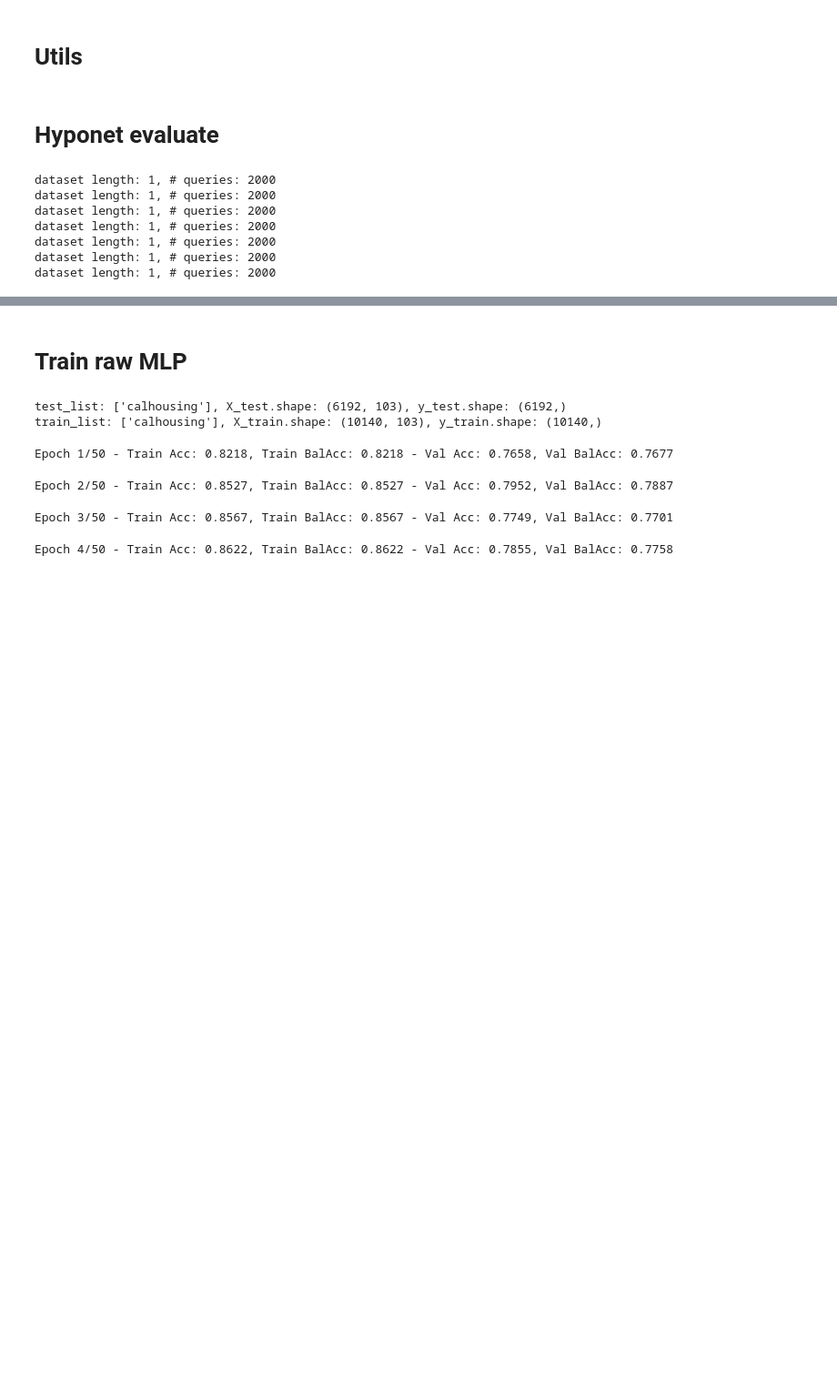
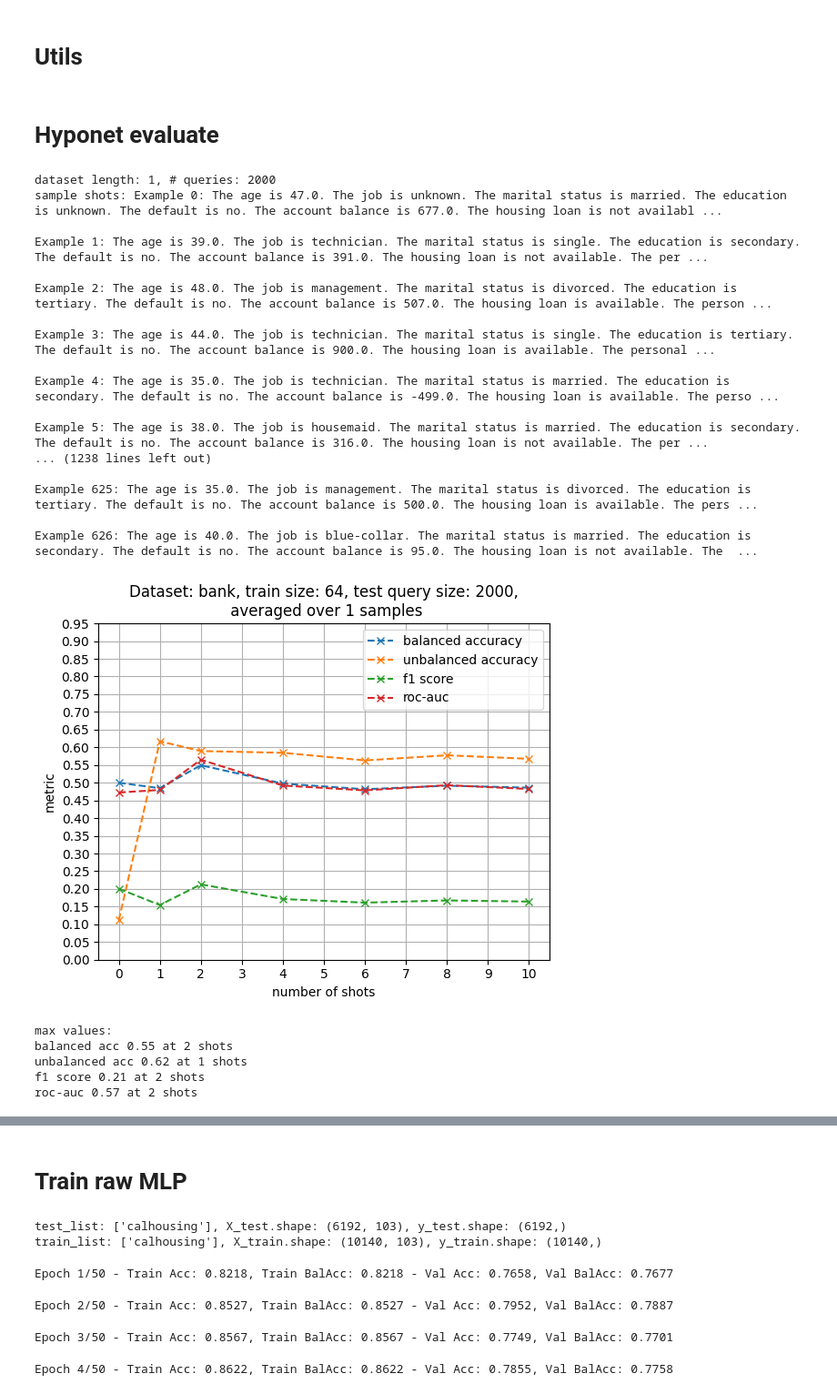
Before and after one commit to pasandissanayake/trans-hyper, a Jupyter notebook: rep_similarity_check_new.ipynb, the cells around one changed output, grey strips where cells are left out. Shown at 91% size. Cells and saved outputs as stored; diff of their text form; code cells hidden in the pictures; blank space fills up the shorter version.

```diff
--- a/rep_similarity_check_new.ipynb
+++ b/rep_similarity_check_new.ipynb
@@ -89,16 +89,16 @@ def plot_confusion_matrix(y_true, y_pred, class_names=None, normalize=False, cma
     plt.tight_layout()
     plt.show()
 # %%
-def load_test_dataset(
+def load_dataset(
                   test_list: list,
                   n_shots:int,
                   n_queries:int,
                   train_size:int = 1,
                   test_size:int = 1,
                   balanced:dict = None,
-                  train_permutation:bool = True,
-                  test_permutation:bool = True,
-                  shots_with_labels:dict = {'train': True, 'val': False, 'test': False}
+                  train_permutation:bool = False,
+                  test_permutation:bool = False,
+                  shots_with_labels:dict = {'train': True, 'val': False, 'test': True}
                 ):
     if balanced is None:
         balanced = {'train': True, 'val': False, 'test': False}
@@ -118,7 +118,7 @@ def load_test_dataset(
                                       test_balance=balanced["test"],
                                       n_shots=n_shots,
                                       n_queries=n_queries,
-                                      max_n_features=None,
+                                      max_n_features=103,
                                       shuffle=True,
                                       queries_same_as_shots=True,
                                       debug=False,
@@ -126,7 +126,7 @@ def load_test_dataset(
                                       ).get_datasets()
 
     print(f"dataset length: {len(meta_dataset['test'])}, # queries: {len(meta_dataset['test'][0]['queries_y'])}")
-    return meta_dataset["test"]
+    return meta_dataset["test"], meta_dataset["train"]
 
 def get_hyponet(prompt):
     tokens = tokenizer(prompt,
@@ -163,24 +163,24 @@ def compute_metrics(prompt, X, y):
 
 def compute_avg_metrics(ds_name, n_shots, n_queries, n_samples):
     if n_shots < 1:
-        test_ds = load_test_dataset(test_list=[ds_name],
+        test_ds, train_ds = load_dataset(test_list=[ds_name],
                                     n_shots=n_queries,
                                     n_queries=n_queries,
                                     test_size=n_samples,
                                 )
     else:
-        test_ds = load_test_dataset(test_list=[ds_name],
+        test_ds, train_ds = load_dataset(test_list=[ds_name],
                                     n_shots=n_shots,
                                     n_queries=n_queries,
                                     test_size=n_samples,
                                 )
 
-    # print(f"sample shots: {test_ds[0]['shots']}")
+    print(f"sample shots: {test_ds[0]['shots']}")
 
     avg_metrics = {}
     for i in range(n_samples):
         if n_shots < 1:
-            prompt = "ajsd jahed kja eou8a eodhakjdheiufheb yieg ahvd cuy iu"
+            prompt = "Quick brown fox jumped over the lazy dog!"
         else:
             prompt = test_ds[i]['shots']
         X = test_ds[i]['queries_x']
@@ -197,26 +197,66 @@ def compute_avg_metrics(ds_name, n_shots, n_queries, n_samples):
 # %%
 ds_name = 'bank'
 n_samples = 1
 n_queries = 2000
-n_shots_list = [8]
-# n_shots_list = [0, 1, 2, 4, 6, 8, 10]
+# n_shots_list = [8, 8, 8, 8, 8, 8, 8, 8]
+n_shots_list = [0, 1, 2, 4, 6, 8, 10]
 # n_shots_list = [100]
 
 balanced_acc = []
 unbalanced_acc = []
 f1 = []
 roc_auc = []
 for n_shots in n_shots_list:
     metrics = compute_avg_metrics(ds_name=ds_name, n_shots=n_shots, n_queries=n_queries, n_samples=n_samples)
     balanced_acc.append(metrics['balanced_acc'])
     unbalanced_acc.append(metrics['unbalanced_acc'])
     f1.append(metrics['f1_score'])
     roc_auc.append(metrics['roc_auc'])
+
+
+plt.plot(n_shots_list, balanced_acc, 'x--', label="balanced accuracy")
+plt.plot(n_shots_list, unbalanced_acc, 'x--', label="unbalanced accuracy")
+plt.plot(n_shots_list, f1, 'x--', label='f1 score')
+plt.plot(n_shots_list, roc_auc, 'x--', label='roc-auc')
+plt.title(f"Dataset: {ds_name}, train size: {vals_to_print['total training set size']}, test query size: {n_queries},\n averaged over {n_samples} samples")
+plt.xlabel("number of shots")
+plt.ylabel("metric")
+plt.xticks(ticks=range(max(n_shots_list)+1))
+plt.yticks(ticks=np.arange(0, 1, 0.05))
+plt.grid(visible=True, which='both')
+plt.legend()
+plt.show()
+
+b_acc_max_idx = np.argmax(balanced_acc, axis=0)
+ub_acc_max_idx = np.argmax(unbalanced_acc, axis=0)
+f1_max_idx = np.argmax(f1, axis=0)
+roc_auc_max_idx = np.argmax(roc_auc, axis=0)
+print("max values:")
+print(f"balanced acc {balanced_acc[b_acc_max_idx]:.2} at {n_shots_list[b_acc_max_idx]} shots")
+print(f"unbalanced acc {unbalanced_acc[ub_acc_max_idx]:.2} at {n_shots_list[ub_acc_max_idx]} shots")
+print(f"f1 score {f1[f1_max_idx]:.2} at {n_shots_list[f1_max_idx]} shots")
+print(f"roc-auc {roc_auc[roc_auc_max_idx]:.2} at {n_shots_list[roc_auc_max_idx]} shots")
 # %% [output]
 dataset length: 1, # queries: 2000
-dataset length: 1, # queries: 2000
-dataset length: 1, # queries: 2000
-dataset length: 1, # queries: 2000
-dataset length: 1, # queries: 2000
-dataset length: 1, # queries: 2000
-dataset length: 1, # queries: 2000
+sample shots: Example 0: The age is 47.0. The job is unknown. The marital status is married. The education is unknown. The default is no. The account balance is 677.0. The housing loan is not availabl ...
+
+Example 1: The age is 39.0. The job is technician. The marital status is single. The education is secondary. The default is no. The account balance is 391.0. The housing loan is not available. The per ...
+
+Example 2: The age is 48.0. The job is management. The marital status is divorced. The education is tertiary. The default is no. The account balance is 507.0. The housing loan is available. The person ...
+
+Example 3: The age is 44.0. The job is technician. The marital status is single. The education is tertiary. The default is no. The account balance is 900.0. The housing loan is available. The personal ...
+
+Example 4: The age is 35.0. The job is technician. The marital status is married. The education is secondary. The default is no. The account balance is -499.0. The housing loan is available. The perso ...
+
+Example 5: The age is 38.0. The job is housemaid. The marital status is married. The education is secondary. The default is no. The account balance is 316.0. The housing loan is not available. The per ...
+... (1238 lines left out)
+
+Example 625: The age is 35.0. The job is management. The marital status is divorced. The education is tertiary. The default is no. The account balance is 500.0. The housing loan is available. The pers ...
+
+Example 626: The age is 40.0. The job is blue-collar. The marital status is married. The education is secondary. The default is no. The account balance is 95.0. The housing loan is not available. The  ...
+[figure, added]
+max values:
+balanced acc 0.55 at 2 shots
+unbalanced acc 0.62 at 1 shots
+f1 score 0.21 at 2 shots
+roc-auc 0.57 at 2 shots
```
Also changed, not shown: parts of 4 cells of this notebook, 26 other files.
